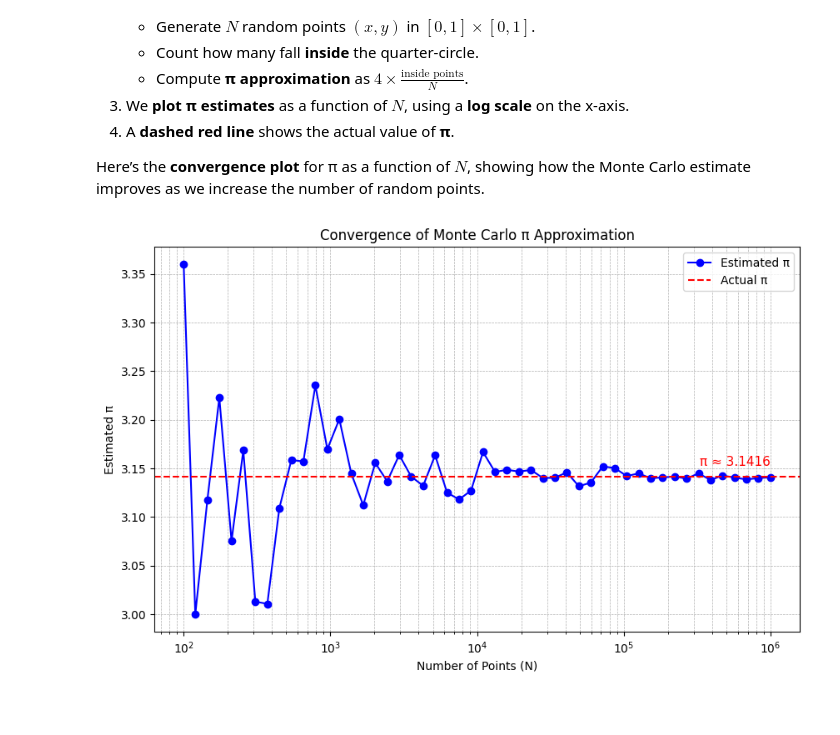
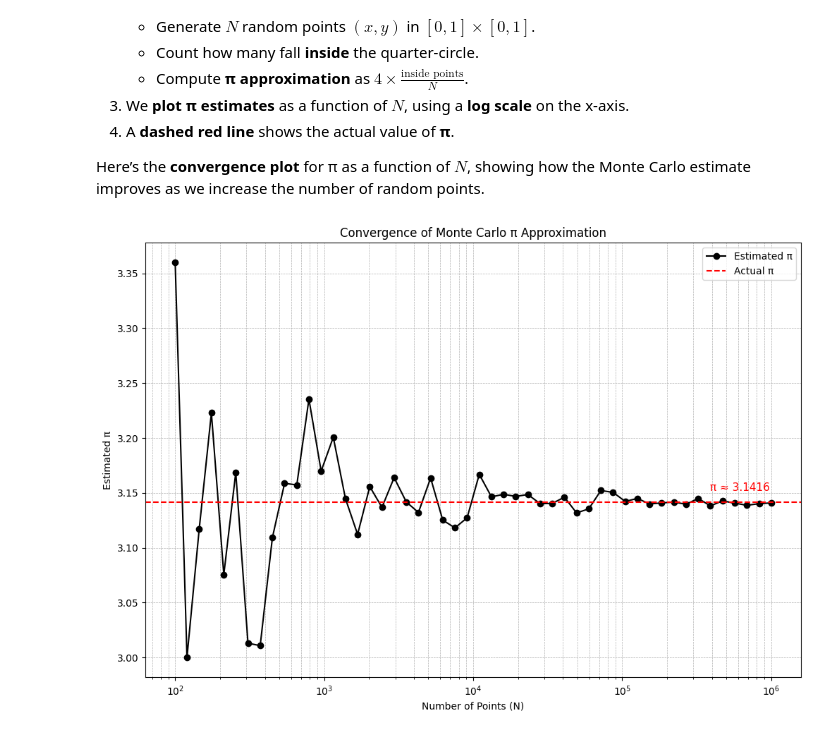
Before and after one commit to animesh-chouhan/fifty-challenging-problems-in-probability, a Jupyter notebook: probability.ipynb, the cells around one changed output. Cells and saved outputs as stored; diff of their text form; code cells hidden in the pictures; blank space fills up the shorter version.

```diff
--- a/probability.ipynb
+++ b/probability.ipynb
@@ -712,35 +686,35 @@ Here’s the **convergence plot** for π as a function of $ N $, showing how the
 # %%
 import numpy as np
 import matplotlib.pyplot as plt
 
 # Define the range of N values (powers of 10)
 np.random.seed(69)
-N_values = np.logspace(2, 6, dtype=int)  # From 10 to 1,000,000
+N = np.logspace(2, 6, dtype=int)  # From 10 to 1,000,000
 
 pi_estimates = []  # Store estimated π values
 
 # Monte Carlo simulation for different N values
-for N in N_values:
-    x = np.random.uniform(0, 1, N)
-    y = np.random.uniform(0, 1, N)
+for n in N:
+    x = np.random.uniform(0, 1, n)
+    y = np.random.uniform(0, 1, n)
     inside_circle = np.sum(x**2 + y**2 <= 1)
-    pi_estimate = 4 * inside_circle / N
+    pi_estimate = 4 * inside_circle / n
     pi_estimates.append(pi_estimate)
 
 # Plot convergence of π
-plt.figure(figsize=(10, 6))
-plt.plot(N_values, pi_estimates, marker='o', linestyle='-', color='blue', label="Estimated π")
+plt.figure(figsize=(12, 8))
+plt.plot(N, pi_estimates, marker='o', linestyle='-', color='black', label="Estimated π")
 plt.axhline(y=np.pi, color='red', linestyle="--", label="Actual π")
 plt.xscale('log')  # Log scale for better visualization
-plt.text(N_values[-1], 3.15, "π ≈ 3.1416", color="red", fontsize=11, verticalalignment="bottom", horizontalalignment="right")
+plt.text(N[-6], 3.15, "π ≈ 3.1416", color="red", fontsize=11, verticalalignment="bottom")
 plt.xlabel("Number of Points (N)")
 plt.ylabel("Estimated π")
 plt.title("Convergence of Monte Carlo π Approximation")
 plt.legend()
 plt.grid(True, which="both", linestyle="--", linewidth=0.5)
 plt.show()
 # %% [output]
-[figure, old version]
+[figure, new version]
 # %% [markdown]
 ### **What is a Pseudo-Random Number Generator (PRNG)?**
 
```
Also changed, not shown: parts of 40 cells of this notebook, 3 other files.
